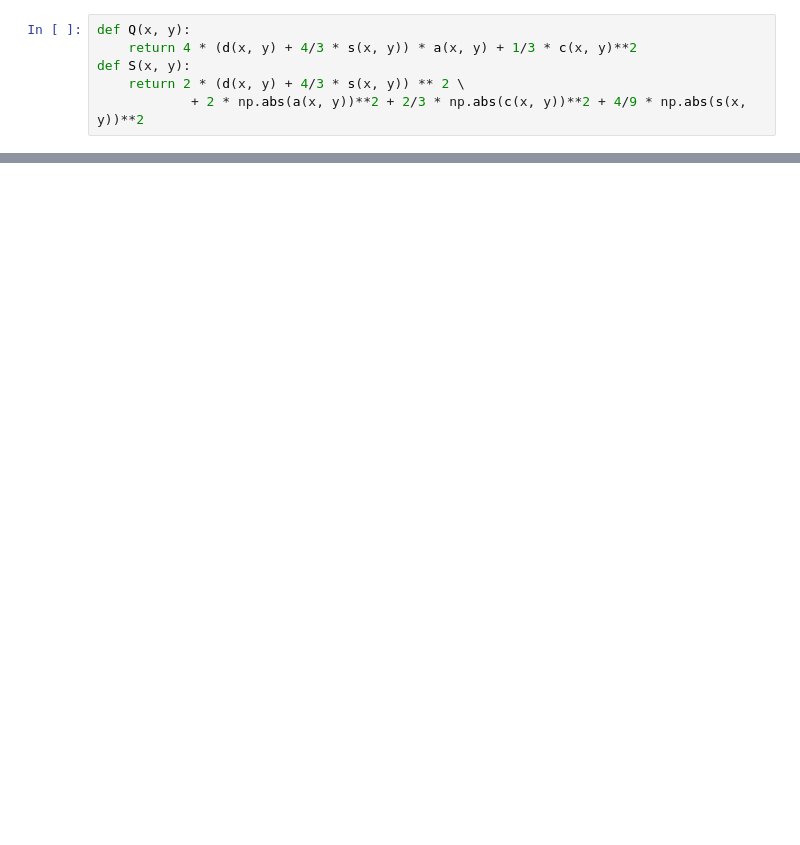
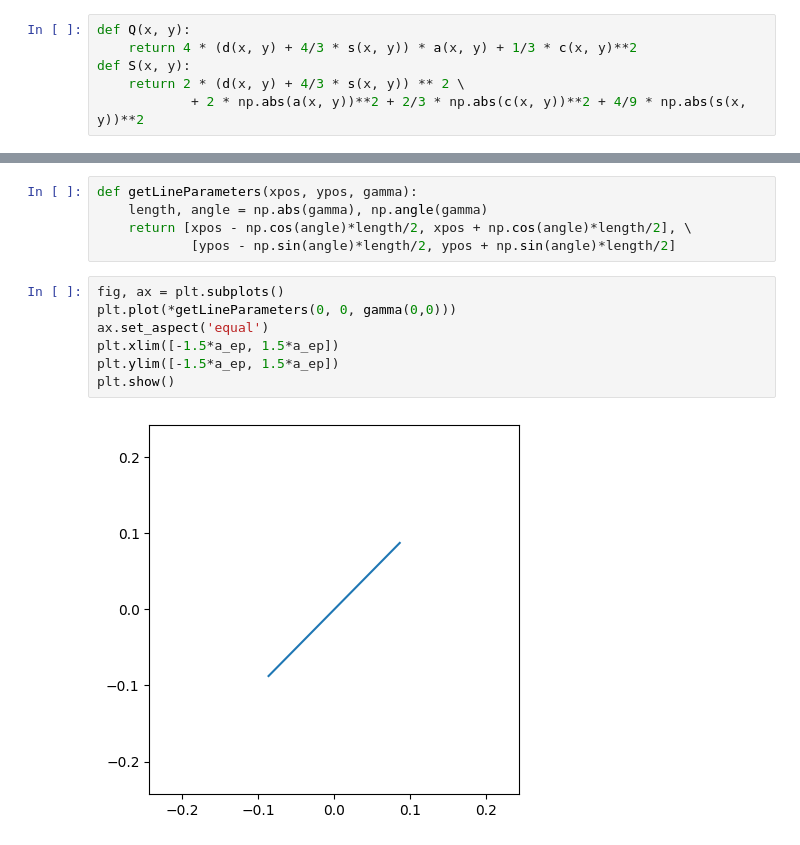
Before and after one commit to shubhagrawal30/aberrations, a Jupyter notebook: analy_psf.ipynb, the cells around one changed output, grey strips where cells are left out. Cells and saved outputs as stored; diff of their text form; blank space fills up the shorter version.

```diff
--- a/analy_psf.ipynb
+++ b/analy_psf.ipynb
@@ -23,0 +48,14 @@ Q(0, 0), S(0, 0)
+# %%
+def getLineParameters(xpos, ypos, gamma):
+    length, angle = np.abs(gamma), np.angle(gamma)
+    return [xpos - np.cos(angle)*length/2, xpos + np.cos(angle)*length/2], \
+            [ypos - np.sin(angle)*length/2, ypos + np.sin(angle)*length/2]
+# %%
+fig, ax = plt.subplots()
+plt.plot(*getLineParameters(0, 0, gamma(0,0)))
+ax.set_aspect('equal')
+plt.xlim([-1.5*a_ep, 1.5*a_ep])
+plt.ylim([-1.5*a_ep, 1.5*a_ep])
+plt.show()
+# %% [output]
+[figure, added]
```
Also changed, not shown: parts of 6 cells of this notebook.
